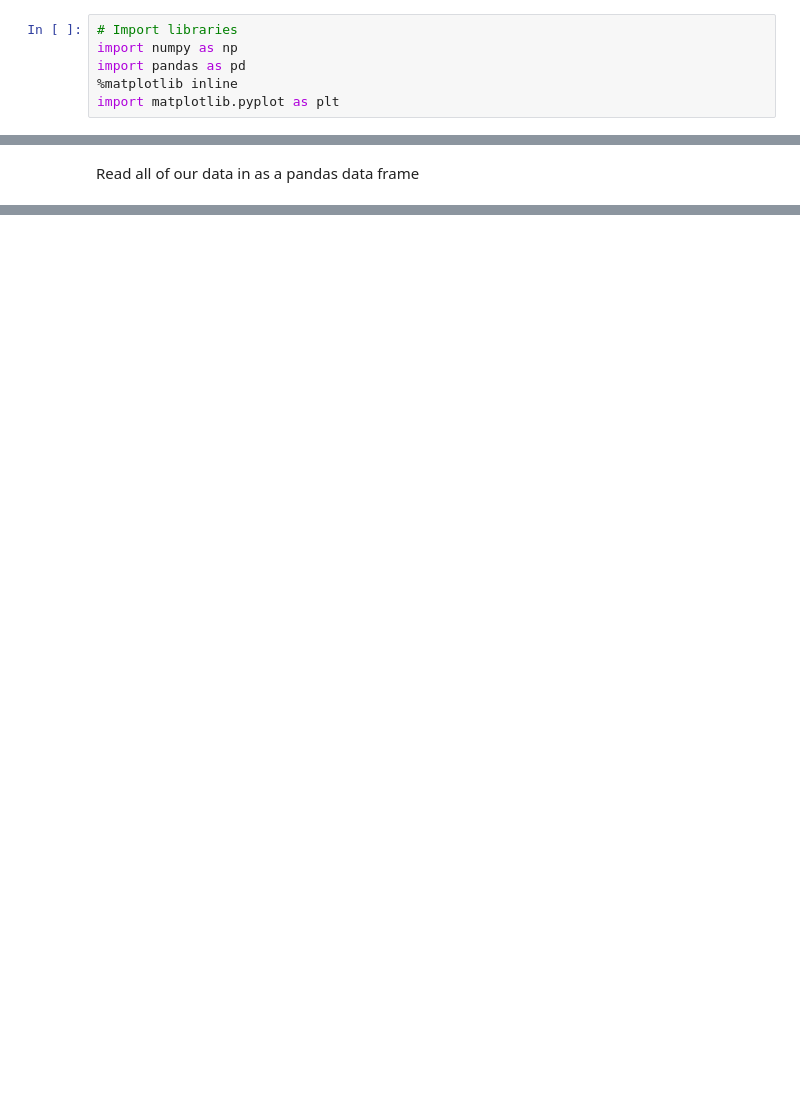
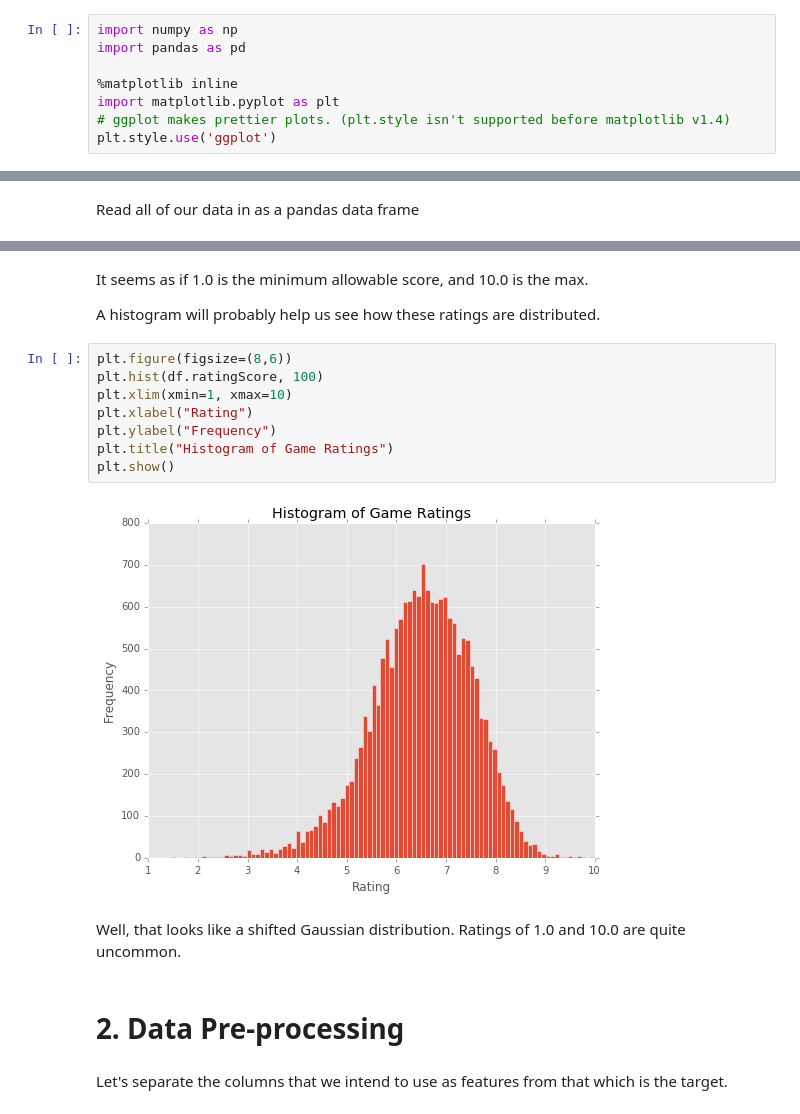
Before and after one commit to rcalme/udacity-capstone, a Jupyter notebook: Notebook/DataInvestigation.ipynb, the cells around one changed output, grey strips where cells are left out. Saved outputs shown, nothing was run; the diff lists cells and outputs as text; blank space fills up the shorter version.

Commit message:
Getting started with data exploration

```diff
--- a/Notebook/DataInvestigation.ipynb
+++ b/Notebook/DataInvestigation.ipynb
@@ -1,6 +5,8 @@
 # %%
-# Import libraries
 import numpy as np
 import pandas as pd
+
 %matplotlib inline
 import matplotlib.pyplot as plt
+# ggplot makes prettier plots. (plt.style isn't supported before matplotlib v1.4)
+plt.style.use('ggplot')
@@ -146,0 +106,20 @@ Mean Squared Error (test) : 0.401570723774
+# %% [markdown]
+It seems as if 1.0 is the minimum allowable score, and 10.0 is the max.
+
+A histogram will probably help us see how these ratings are distributed.
+# %%
+plt.figure(figsize=(8,6))
+plt.hist(df.ratingScore, 100)
+plt.xlim(xmin=1, xmax=10)
+plt.xlabel("Rating")
+plt.ylabel("Frequency")
+plt.title("Histogram of Game Ratings")
+plt.show()
+# %% [output]
+[figure, added]
+# %% [markdown]
+Well, that looks like a shifted Gaussian distribution. Ratings of 1.0 and 10.0 are quite uncommon.
+# %% [markdown]
+# 2. Data Pre-processing
+# %% [markdown]
+Let's separate the columns that we intend to use as features from that which is the target.
```
Also changed, not shown: parts of 46 cells of this notebook.
